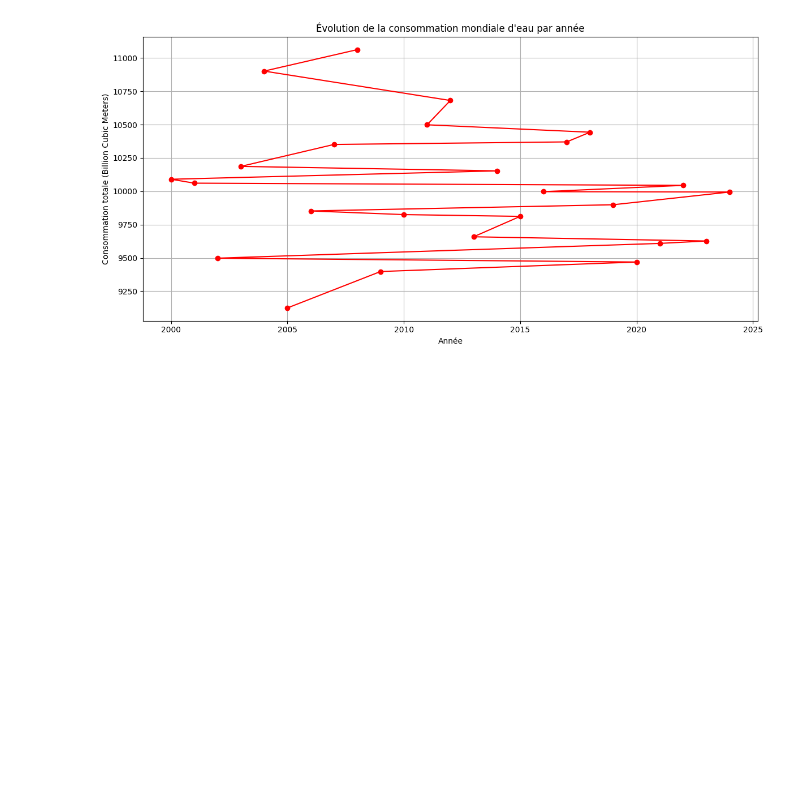
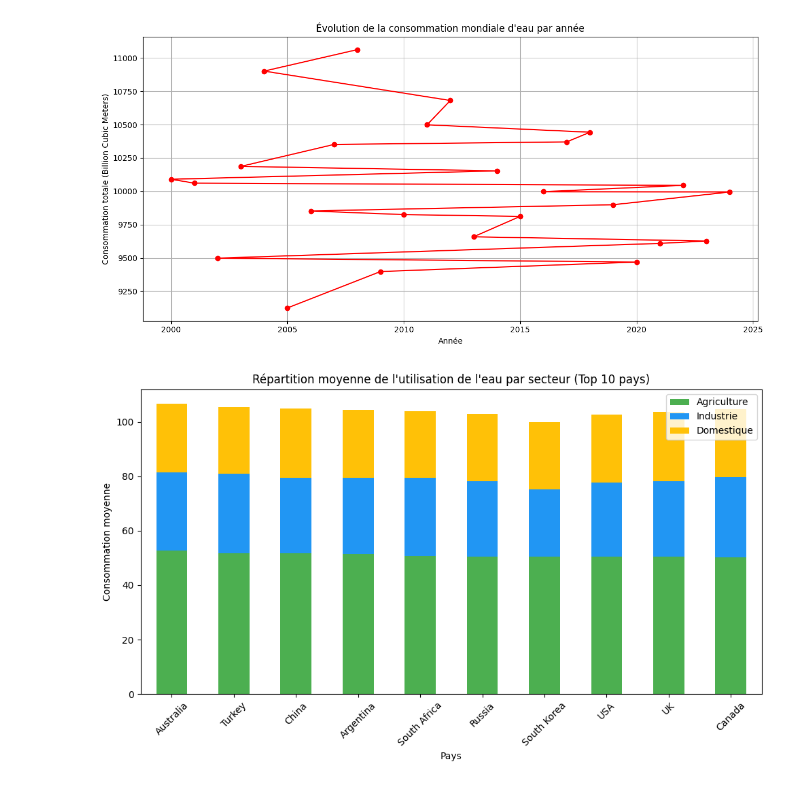
Before and after one commit to raniamaamer/Analyse-de-la-consommation-mondiale-d-eau, a Jupyter notebook: Analyse_consommation_d'eau.ipynb, the cells around one changed output. Cells and saved outputs as stored; diff of their text form; code cells hidden in the pictures; blank space fills up the shorter version.

```diff
--- a/Analyse_consommation_d'eau.ipynb
+++ b/Analyse_consommation_d'eau.ipynb
@@ -191,3 +191,17 @@ Impact des précipitations sur la consommation:
 |          Moyenne| 500.7864862414254|50.144501095456576|
 |           Élevée|498.96848844571434| 51.34429620657142|
 +-----------------+------------------+------------------+
+# %%
+# Requête 6 : Répartition par secteur
+sector_distribution = spark.sql("""
+    SELECT
+        Country,
+        AVG(Agricultural_Water_Use) AS Avg_Agriculture,
+        AVG(Industrial_Water_Use) AS Avg_Industry,
+        AVG(Household_Water_Use) AS Avg_Domestic
+    FROM water_consumption
+    GROUP BY Country
+    ORDER BY Avg_Agriculture DESC
+""")
+print("\nRépartition moyenne de l'utilisation de l'eau par secteur :")
+sector_distribution.show()
@@ -198,6 +230,7 @@ Impact des précipitations sur la consommation:
 top5_pd = top5_countries.toPandas()
 avg_per_capita_pd = avg_per_capita.limit(10).toPandas()
 yearly_consumption_pd = yearly_consumption.toPandas()
+sector_distribution_pd = sector_distribution.limit(10).toPandas()
 # %%
 # Visualisation 1: Top 5 pays consommation totale
 plt.figure(figsize=(10, 6))
@@ -235,6 +268,24 @@ plt.tight_layout()
 plt.show()
 # %% [output]
 [figure]
+# %%
+# Affichage sous forme de barres empilées
+sector_distribution_pd.set_index('Country')[['Avg_Agriculture', 'Avg_Industry', 'Avg_Domestic']].plot(
+    kind='bar',
+    stacked=True,
+    figsize=(10, 6),
+    color=['#4CAF50', '#2196F3', '#FFC107']
+)
+
+plt.title("Répartition moyenne de l'utilisation de l'eau par secteur (Top 10 pays)")
+plt.ylabel("Consommation moyenne")
+plt.xlabel("Pays")
+plt.xticks(rotation=45)
+plt.legend(["Agriculture", "Industrie", "Domestique"])
+plt.tight_layout()
+plt.show()
+# %% [output]
+[figure, added]
 # %%
 ### Partie 4: Analyse des résultats
 
```
Also changed, not shown: parts of 2 cells of this notebook.
